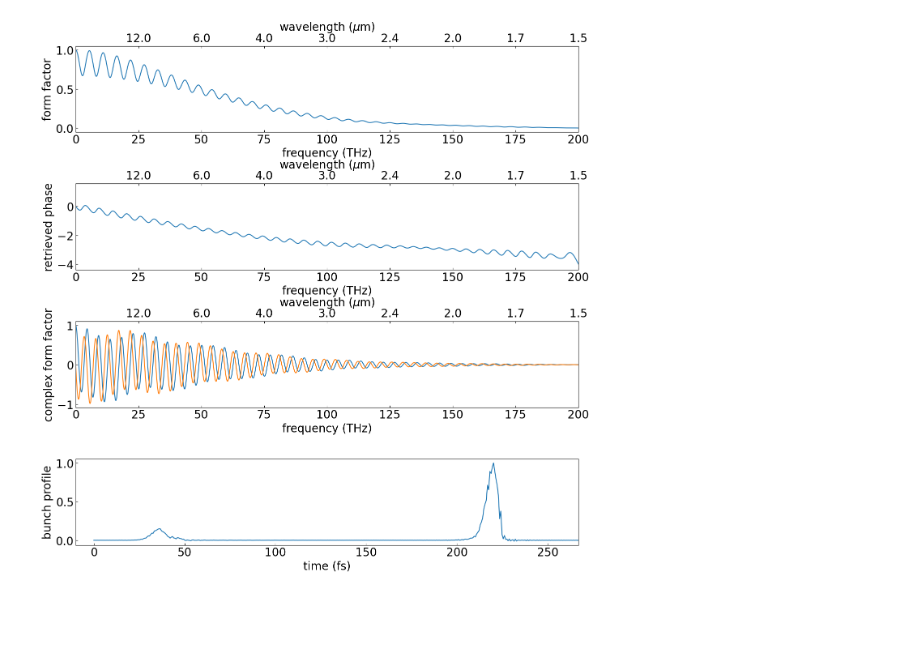
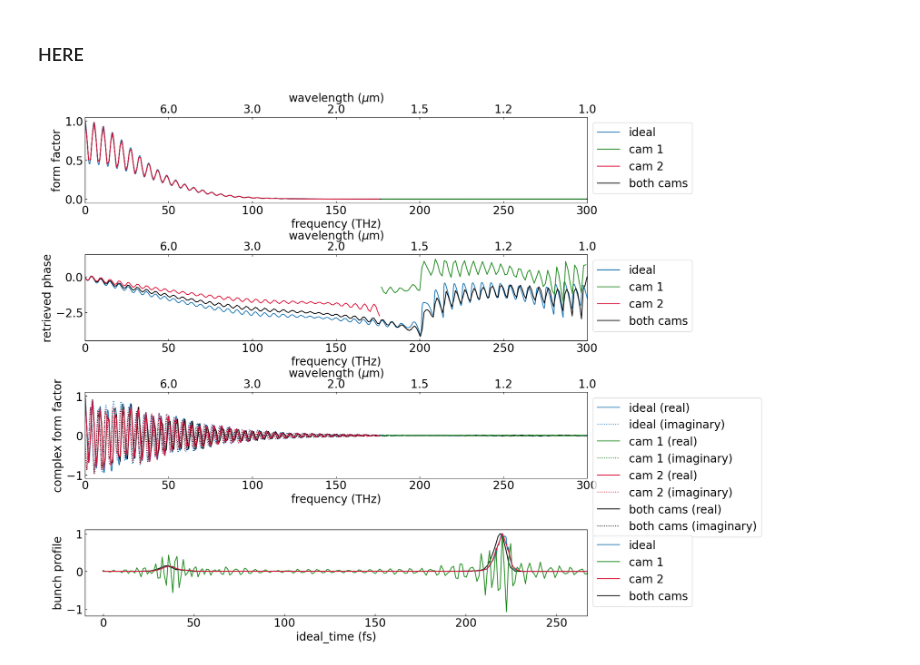
Before and after one commit to Jammi-Dodgers/THz-interferometry, a Jupyter notebook: interferometry/kramers_kronig.ipynb, the cells around one changed output. Drawn from its saved outputs; the diff is of its cells as text; code cells hidden in the pictures; blank space fills up the shorter version.

```diff
--- a/interferometry/kramers_kronig.ipynb
+++ b/interferometry/kramers_kronig.ipynb
@@ -163,0 +225,14 @@ plt.show()
+# %%
+fig, axs = plt.subplots(2, 2, figsize= (16, 12), gridspec_kw= {"hspace": 0.2})
+axs = axs.flatten()
+
+axs[0].plot(ideal_time *1e15, ideal_bunch, label= "ideal")
+axs[1].plot(cam1_time *1e15, cam1_bunch, marker= ".", label= "Xeva", color= "forestgreen")
+axs[2].plot(cam2_time *1e15, cam2_bunch, marker= ".", label= "PV320", color= "crimson")
+axs[3].plot(both_time *1e15, both_bunch, marker= ".", label= "both cameras", color= "k")
+
+for ax in axs:
+    ax.set(xlabel= "time (fs)", ylabel= "bunch profile", xlim= (0, 300))
+    ax.legend()
+
+plt.show()
@@ -164,31 +241,51 @@ plt.show()
+# %% [markdown]
+### HERE
 # %%
 fig, axs = plt.subplots(4, 1, figsize= (16, 16), gridspec_kw= {"hspace": 0.6})
 
-axs[0].plot(FF_freqs *1e-12, np.abs(KK))
-axs[0].set(xlabel= "frequency (THz)", ylabel= "form factor", xlim= (1e-10, 200))
+axs[0].plot(ideal_freqs *1e-12, ideal_FF, color= "tab:blue", label= "ideal", zorder= 1.7)
+axs[0].plot(cam1_freqs[cam1_sensitivity_mask] *1e-12, cam1_FF[cam1_sensitivity_mask], color= "forestgreen", label= "cam 1", zorder= 1.9)
+axs[0].plot(cam2_freqs[cam2_sensitivity_mask] *1e-12, cam2_FF[cam2_sensitivity_mask], color= "crimson", label= "cam 2")
+axs[0].plot(both_freqs *1e-12, both_FF, color= "black", label= "both cams", zorder= 1.8)
+axs[0].set(xlabel= "frequency (THz)", ylabel= "form factor", xlim= (1e-10, 300))
 
 secax0 = axs[0].secondary_xaxis('top', functions=(recip, recip))
 secax0.set(xlabel= "wavelength ($\mu$m)", xticks= recip(axs[0].get_xticks()[1:]))
 secax0.xaxis.set_major_formatter(FuncFormatter(format_ticks))
 
-axs[1].plot(FF_freqs *1e-12, KK_phase)
-axs[1].set(xlabel= "frequency (THz)", ylabel= "retrieved phase", xlim= (1e-10, 200))
+axs[1].plot(ideal_freqs *1e-12, kramers_kronig(ideal_freqs, np.sqrt(ideal_FF)), color= "tab:blue", label= "ideal", zorder= 1.7)
+axs[1].plot(cam1_freqs[cam1_sensitivity_mask] *1e-12, cam1_phase[cam1_sensitivity_mask], color= "forestgreen", label= "cam 1", zorder= 1.9)
+axs[1].plot(cam2_freqs[cam2_sensitivity_mask] *1e-12, cam2_phase[cam2_sensitivity_mask], color= "crimson", label= "cam 2")
+axs[1].plot(both_freqs*1e-12, both_phase, color= "black", label= "both cams", zorder= 1.8)
+axs[1].set(xlabel= "frequency (THz)", ylabel= "retrieved phase", xlim= (1e-10, 300))
 
 secax1 = axs[1].secondary_xaxis('top', functions=(recip, recip))
 secax1.set(xlabel= "wavelength ($\mu$m)", xticks= recip(axs[1].get_xticks()[1:]))
 secax1.xaxis.set_major_formatter(FuncFormatter(format_ticks))
 
-axs[2].plot(FF_freqs *1e-12, KK.real)
-axs[2].plot(FF_freqs *1e-12, KK.imag)
-axs[2].set(xlabel= "frequency (THz)", ylabel= "complex form factor", xlim= (1e-10, 200))
+axs[2].plot(ideal_freqs *1e-12, ideal_CFF.real, color= "tab:blue", label= "ideal (real)", zorder= 1.7)
+axs[2].plot(ideal_freqs *1e-12, ideal_CFF.imag, color= "tab:blue", linestyle= ":", label= "ideal (imaginary)", zorder= 1.7)
+axs[2].plot(cam1_freqs[cam1_sensitivity_mask] *1e-12, cam1_CFF[cam1_sensitivity_mask].real, color= "forestgreen", label= "cam 1 (real)", zorder= 1.9)
+axs[2].plot(cam1_freqs[cam1_sensitivity_mask] *1e-12, cam1_CFF[cam1_sensitivity_mask].imag, color= "forestgreen", linestyle= ":", label= "cam 1 (imaginary)", zorder= 1.9)
+axs[2].plot(cam2_freqs[cam2_sensitivity_mask] *1e-12, cam2_CFF[cam2_sensitivity_mask].real, color= "crimson", label= "cam 2 (real)")
+axs[2].plot(cam2_freqs[cam2_sensitivity_mask] *1e-12, cam2_CFF[cam2_sensitivity_mask].imag, color= "crimson", linestyle= ":", label= "cam 2 (imaginary)")
+axs[2].plot(both_freqs *1e-12, both_CFF.real, color= "black", label= "both cams (real)", zorder= 1.8)
+axs[2].plot(both_freqs *1e-12, both_CFF.imag, color= "black", linestyle= ":", label= "both cams (imaginary)", zorder= 1.8)
+axs[2].set(xlabel= "frequency (THz)", ylabel= "complex form factor", xlim= (1e-10, 300))
 
 secax2 = axs[2].secondary_xaxis('top', functions=(recip, recip))
 secax2.set(xlabel= "wavelength ($\mu$m)", xticks= recip(axs[2].get_xticks()[1:]))
 secax2.xaxis.set_major_formatter(FuncFormatter(format_ticks))
 
-axs[3].plot(time *1e15, retrived_bunch)
-axs[3].set(xlabel= "time (fs)", ylabel= "bunch profile", xlim= (-10, number_of_samples*sampling_period*1e15))
+axs[3].plot(ideal_time *1e15, ideal_bunch, color= "tab:blue", label= "ideal", zorder= 1.7)
+axs[3].plot(cam1_time *1e15, cam1_bunch, color= "forestgreen", label= "cam 1", zorder= 1.9)
+axs[3].plot(cam2_time *1e15, cam2_bunch, color= "crimson", label= "cam 2")
+axs[3].plot(both_time *1e15, both_bunch, color= "black", label= "both cams", zorder= 1.8)
+axs[3].set(xlabel= "ideal_time (fs)", ylabel= "bunch profile", xlim= (-10, ideal_N*ideal_sampling_period*1e15))
+
+for ax in axs:
+    ax.legend(loc= "upper left", bbox_to_anchor= (1, 1))
 
 plt.show()
 # %% [output]
-[figure, old version]
+[figure, new version]
```
Also changed, not shown: parts of 12 cells of this notebook.
